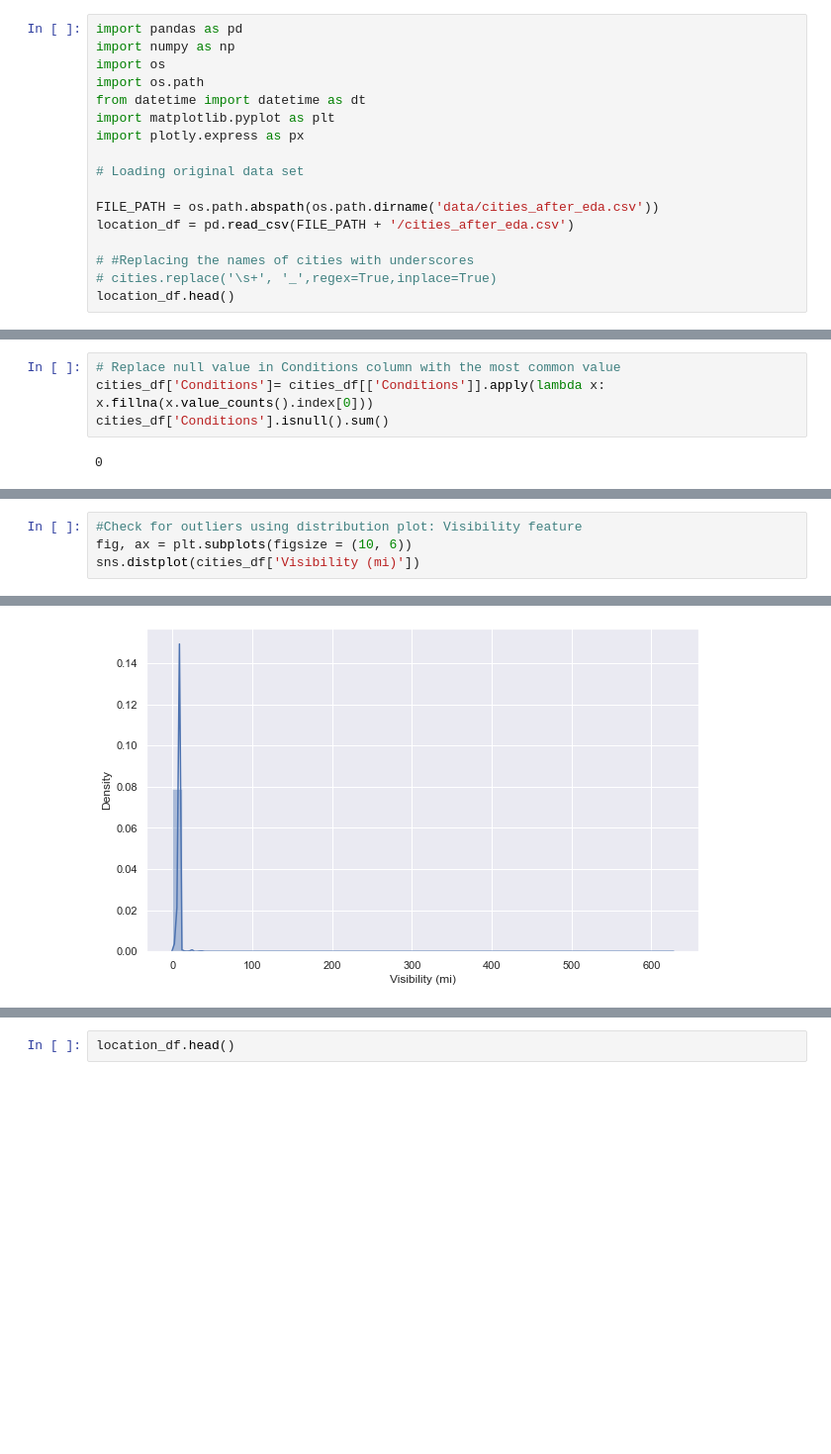
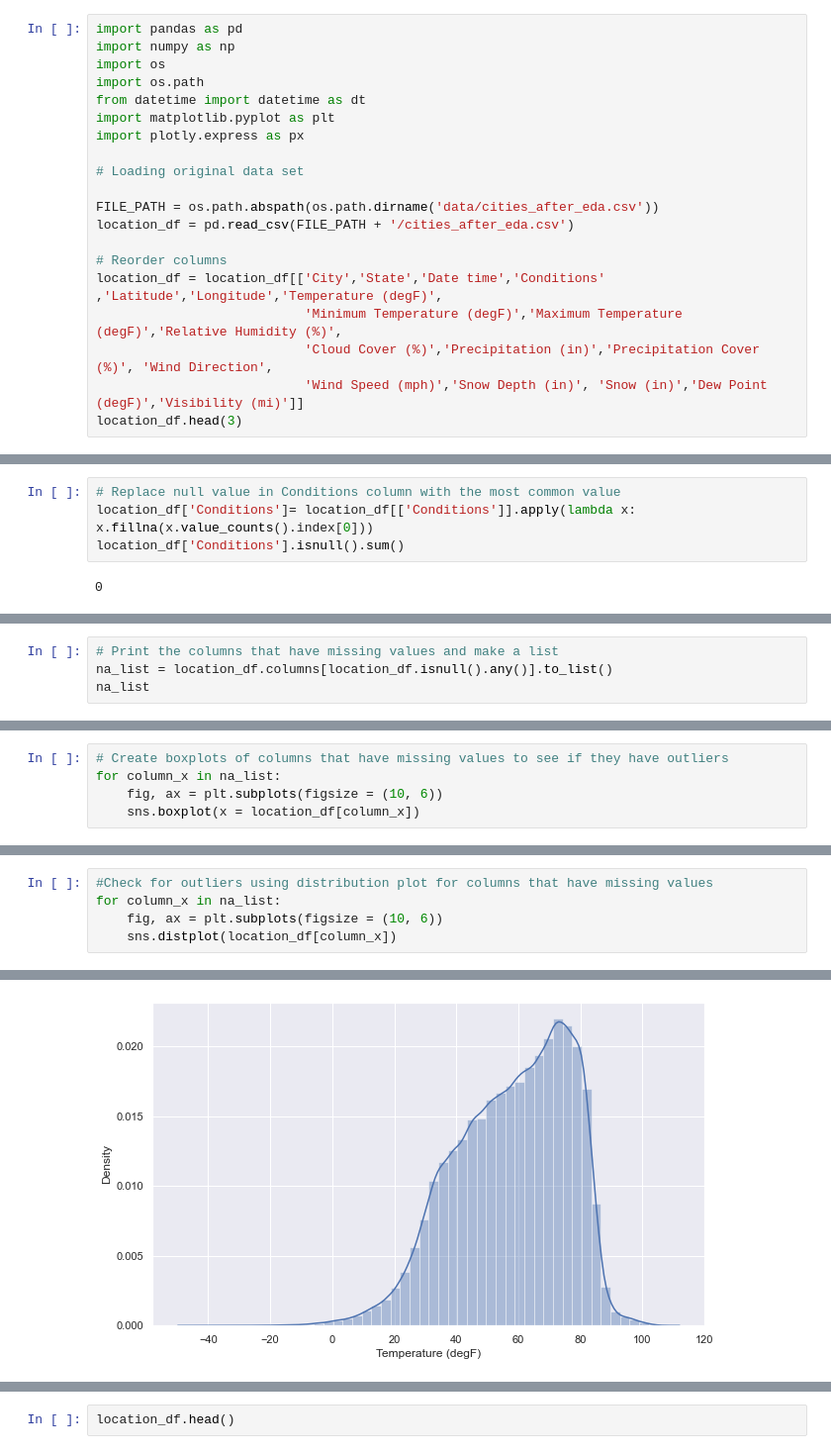
Before and after one commit to BloomTech-Labs/PT17_cityspire-f-ds, a Jupyter notebook: weather_api/Weather_Data_Engineering_Predictions.ipynb, the cells around one changed output, grey strips where cells are left out. Shown: that part at 99% size. Drawn from its saved outputs; the diff is of its cells as text; blank space fills up the shorter version.

```diff
--- a/weather_api/Weather_Data_Engineering_Predictions.ipynb
+++ b/weather_api/Weather_Data_Engineering_Predictions.ipynb
@@ -12,9 +12,12 @@ import plotly.express as px
 FILE_PATH = os.path.abspath(os.path.dirname('data/cities_after_eda.csv'))
 location_df = pd.read_csv(FILE_PATH + '/cities_after_eda.csv')
 
-# #Replacing the names of cities with underscores
-# cities.replace('\s+', '_',regex=True,inplace=True)
-location_df.head()
+# Reorder columns
+location_df = location_df[['City','State','Date time','Conditions' ,'Latitude','Longitude','Temperature (degF)',
+                           'Minimum Temperature (degF)','Maximum Temperature (degF)','Relative Humidity (%)',
+                           'Cloud Cover (%)','Precipitation (in)','Precipitation Cover (%)', 'Wind Direction',
+                           'Wind Speed (mph)','Snow Depth (in)', 'Snow (in)','Dew Point (degF)','Visibility (mi)']]
+location_df.head(3)
 # %% [output]
 |  | City | State | Date time | Conditions | Latitude | Longitude | Temperature (degF) | ... |
 | 0 | Akron | OH | 2019-01-01 | Rain, Overcast | 41.0843 | -81.5143 | 41.3 | ... |
@@ -125,8 +75,8 @@ Visibility (mi)               1
 dtype: int64
 # %%
 # Replace null value in Conditions column with the most common value
-cities_df['Conditions']= cities_df[['Conditions']].apply(lambda x: x.fillna(x.value_counts().index[0]))
-cities_df['Conditions'].isnull().sum()
+location_df['Conditions']= location_df[['Conditions']].apply(lambda x: x.fillna(x.value_counts().index[0]))
+location_df['Conditions'].isnull().sum()
 # %% [output]
 0
 # %%
@@ -187,0 +130,4 @@ sns.boxplot(x = cities_df['Visibility (mi)'])
+# %%
+# Print the columns that have missing values and make a list
+na_list = location_df.columns[location_df.isnull().any()].to_list()
+na_list
@@ -187,0 +147,5 @@ sns.boxplot(x = cities_df['Visibility (mi)'])
+# %%
+# Create boxplots of columns that have missing values to see if they have outliers
+for column_x in na_list:
+    fig, ax = plt.subplots(figsize = (10, 6))
+    sns.boxplot(x = location_df[column_x])
@@ -188,5 +165,6 @@ sns.boxplot(x = cities_df['Visibility (mi)'])
 # %%
-#Check for outliers using distribution plot: Visibility feature
-fig, ax = plt.subplots(figsize = (10, 6))
-sns.distplot(cities_df['Visibility (mi)'])
+#Check for outliers using distribution plot for columns that have missing values
+for column_x in na_list:
+    fig, ax = plt.subplots(figsize = (10, 6))
+    sns.distplot(location_df[column_x])
 # %% [output]
@@ -194 +171 @@ sns.distplot(cities_df['Visibility (mi)'])
-[figure, old version]
+[figure, new version]
```
Also changed, not shown: parts of 51 cells of this notebook.
